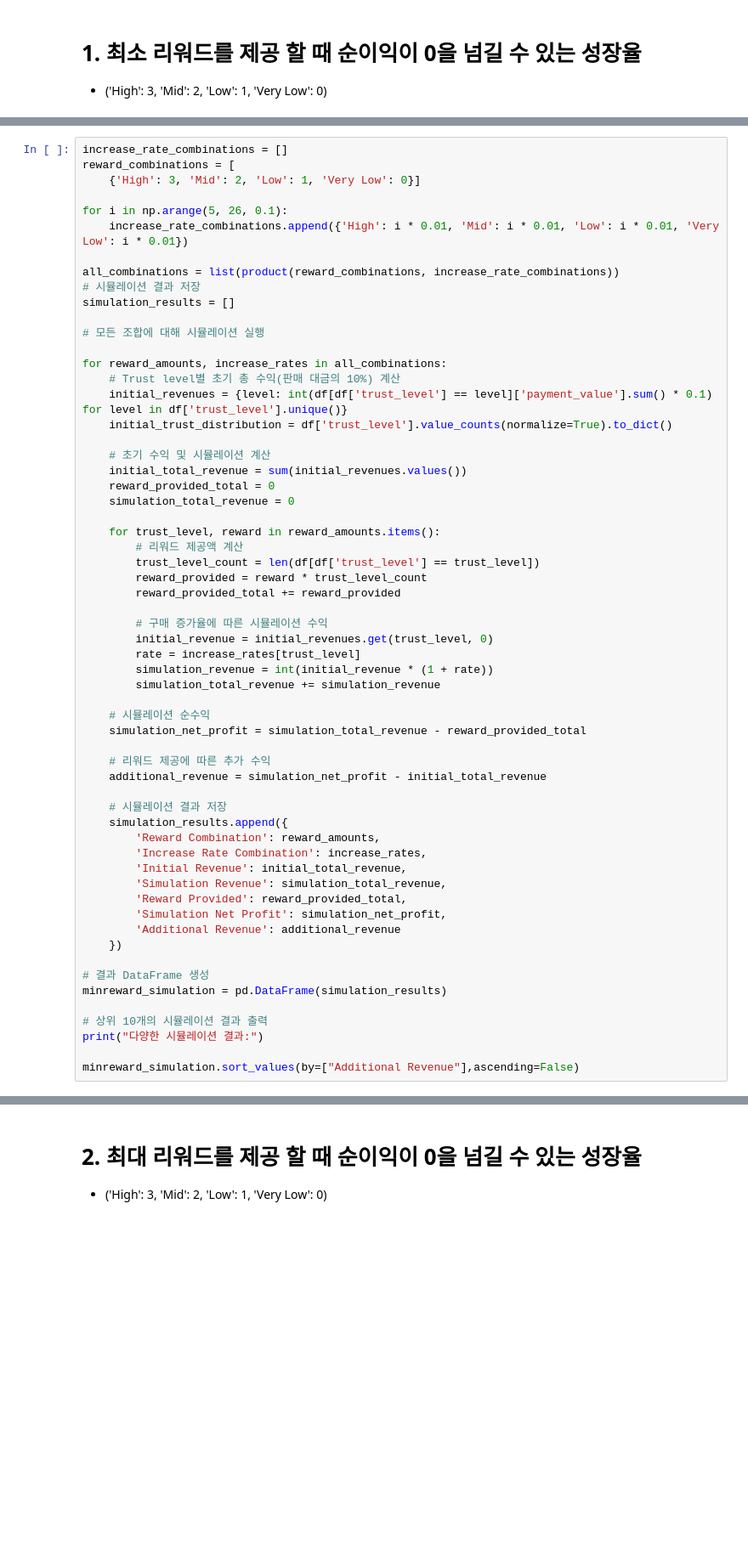
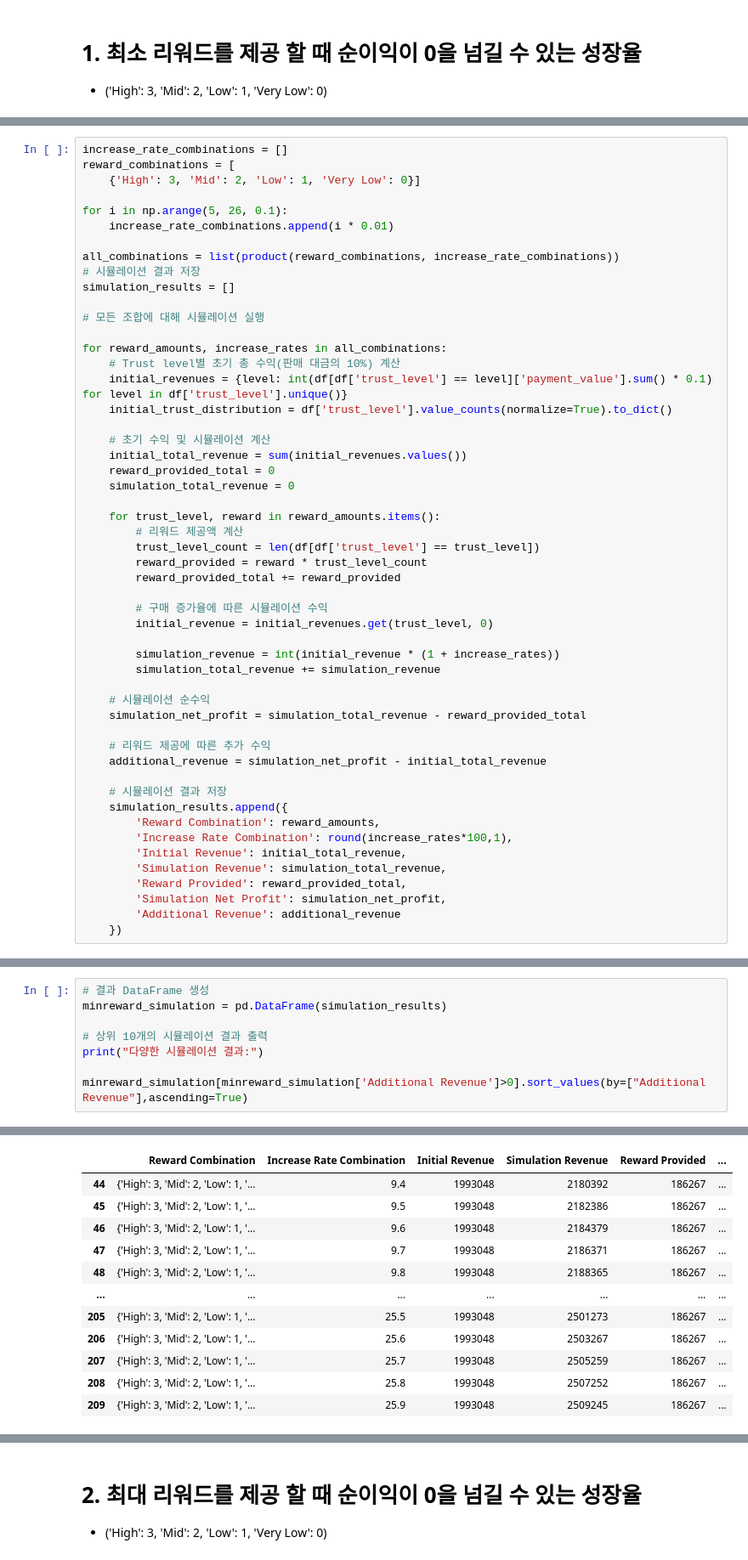
Before and after one commit to dothegee/ecommerce_project, a Jupyter notebook: code/simulation_for_reward.ipynb, the cells around one changed output, grey strips where cells are left out. Shown at 85% size. Cells and saved outputs as stored; diff of their text form; blank space fills up the shorter version.

```diff
--- a/code/simulation_for_reward.ipynb
+++ b/code/simulation_for_reward.ipynb
@@ -25,7 +24,7 @@ reward_combinations = [
     {'High': 3, 'Mid': 2, 'Low': 1, 'Very Low': 0}]
 
 for i in np.arange(5, 26, 0.1):
-    increase_rate_combinations.append({'High': i * 0.01, 'Mid': i * 0.01, 'Low': i * 0.01, 'Very Low': i * 0.01})
+    increase_rate_combinations.append(i * 0.01)
 
 all_combinations = list(product(reward_combinations, increase_rate_combinations))
 # 시뮬레이션 결과 저장
@@ -51,8 +50,8 @@ for reward_amounts, increase_rates in all_combinations:
 
         # 구매 증가율에 따른 시뮬레이션 수익
         initial_revenue = initial_revenues.get(trust_level, 0)
-        rate = increase_rates[trust_level]
-        simulation_revenue = int(initial_revenue * (1 + rate))
+
+        simulation_revenue = int(initial_revenue * (1 + increase_rates))
         simulation_total_revenue += simulation_revenue
 
     # 시뮬레이션 순수익
@@ -64,18 +63,10 @@ for reward_amounts, increase_rates in all_combinations:
     # 시뮬레이션 결과 저장
     simulation_results.append({
         'Reward Combination': reward_amounts,
-        'Increase Rate Combination': increase_rates,
+        'Increase Rate Combination': round(increase_rates*100,1),
         'Initial Revenue': initial_total_revenue,
         'Simulation Revenue': simulation_total_revenue,
         'Reward Provided': reward_provided_total,
         'Simulation Net Profit': simulation_net_profit,
         'Additional Revenue': additional_revenue
     })
-
-# 결과 DataFrame 생성
-minreward_simulation = pd.DataFrame(simulation_results)
-
-# 상위 10개의 시뮬레이션 결과 출력
-print("다양한 시뮬레이션 결과:")
-
-minreward_simulation.sort_values(by=["Additional Revenue"],ascending=False)
@@ -192,0 +73,9 @@ plt.show()
+# %%
+# 결과 DataFrame 생성
+minreward_simulation = pd.DataFrame(simulation_results)
+
+# 상위 10개의 시뮬레이션 결과 출력
+print("다양한 시뮬레이션 결과:")
+
+minreward_simulation[minreward_simulation['Additional Revenue']>0].sort_values(by=["Additional Revenue"],ascending=True)
+# %% [output]
@@ -192,0 +83,12 @@ plt.show()
+|  | Reward Combination | Increase Rate Combination | Initial Revenue | Simulation Revenue | Reward Provided | ... |
+| 44 | {'High': 3, 'Mid': 2, 'Low': 1, '... | 9.4 | 1993048 | 2180392 | 186267 | ... |
+| 45 | {'High': 3, 'Mid': 2, 'Low': 1, '... | 9.5 | 1993048 | 2182386 | 186267 | ... |
+| 46 | {'High': 3, 'Mid': 2, 'Low': 1, '... | 9.6 | 1993048 | 2184379 | 186267 | ... |
+| 47 | {'High': 3, 'Mid': 2, 'Low': 1, '... | 9.7 | 1993048 | 2186371 | 186267 | ... |
+| 48 | {'High': 3, 'Mid': 2, 'Low': 1, '... | 9.8 | 1993048 | 2188365 | 186267 | ... |
+| ... | ... | ... | ... | ... | ... | ... |
+| 205 | {'High': 3, 'Mid': 2, 'Low': 1, '... | 25.5 | 1993048 | 2501273 | 186267 | ... |
+| 206 | {'High': 3, 'Mid': 2, 'Low': 1, '... | 25.6 | 1993048 | 2503267 | 186267 | ... |
+| 207 | {'High': 3, 'Mid': 2, 'Low': 1, '... | 25.7 | 1993048 | 2505259 | 186267 | ... |
+| 208 | {'High': 3, 'Mid': 2, 'Low': 1, '... | 25.8 | 1993048 | 2507252 | 186267 | ... |
+| 209 | {'High': 3, 'Mid': 2, 'Low': 1, '... | 25.9 | 1993048 | 2509245 | 186267 | ... |
```
Also changed, not shown: parts of 20 cells of this notebook.
